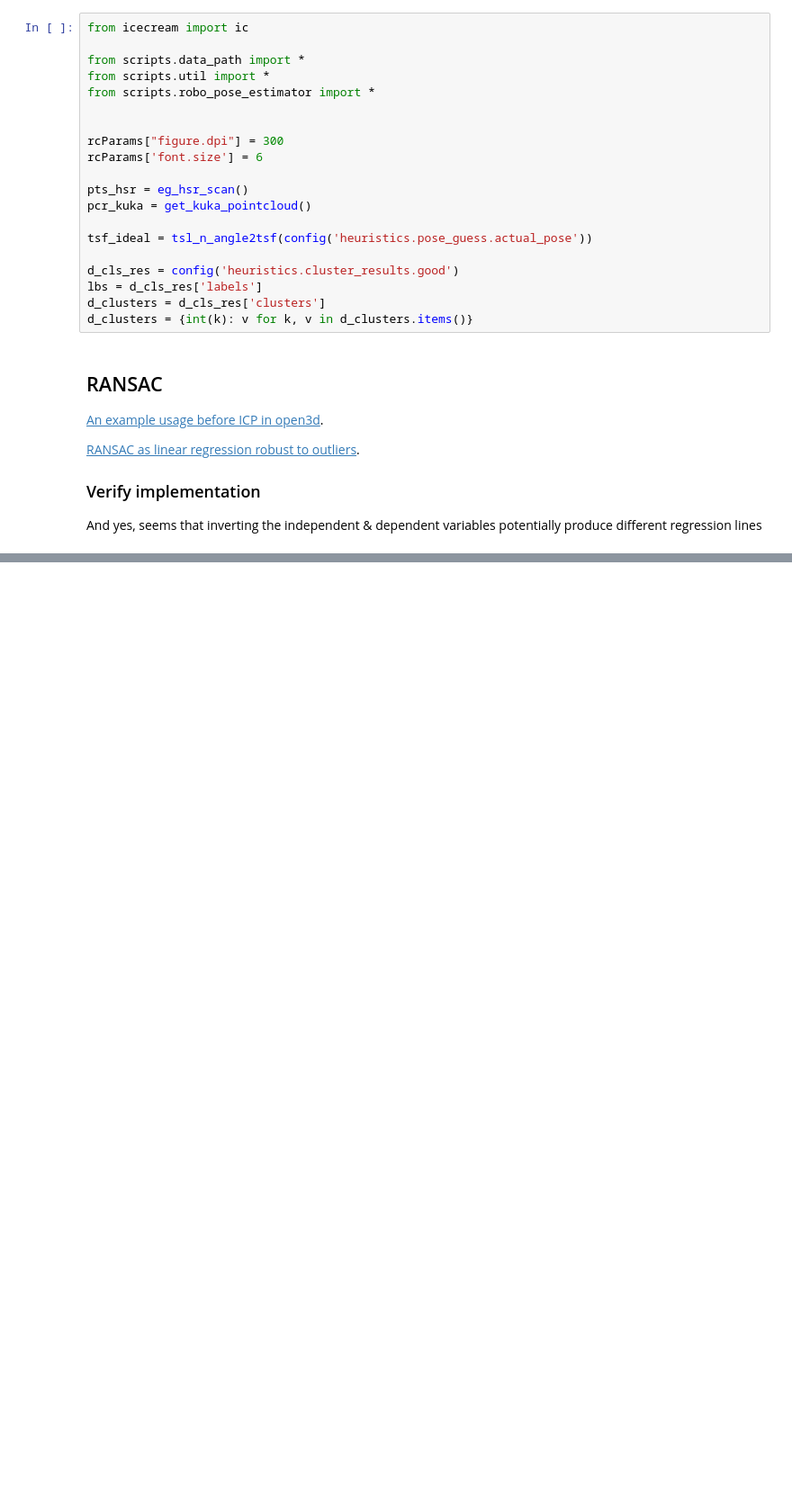
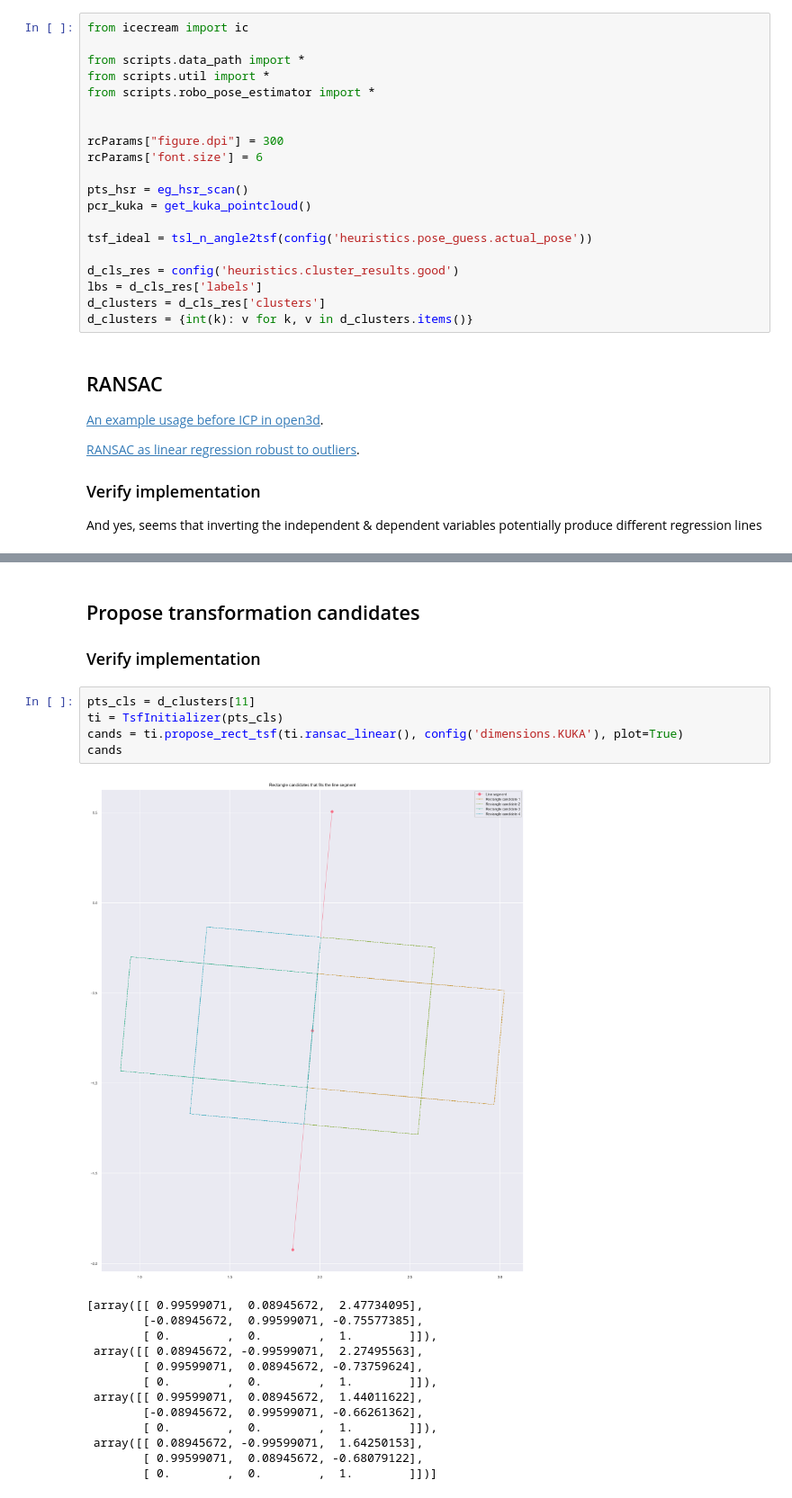
Before and after one commit to StefanHeng/Multi-robot-Pose-Estimation, a Jupyter notebook: notebooks/explore_transformation_init.ipynb, the cells around one changed output, grey strips where cells are left out. Shown at 90% size. Cells and saved outputs as stored; diff of their text form; blank space fills up the shorter version.

```diff
--- a/notebooks/explore_transformation_init.ipynb
+++ b/notebooks/explore_transformation_init.ipynb
@@ -59,0 +60,22 @@ ic| coef: 11.778494762107451
+# %% [markdown]
+## Propose transformation candidates
+### Verify implementation
+# %%
+pts_cls = d_clusters[11]
+ti = TsfInitializer(pts_cls)
+cands = ti.propose_rect_tsf(ti.ransac_linear(), config('dimensions.KUKA'), plot=True)
+cands
+# %% [output]
+[figure, added]
+[array([[ 0.99599071,  0.08945672,  2.47734095],
+        [-0.08945672,  0.99599071, -0.75577385],
+        [ 0.        ,  0.        ,  1.        ]]),
+ array([[ 0.08945672, -0.99599071,  2.27495563],
+        [ 0.99599071,  0.08945672, -0.73759624],
+        [ 0.        ,  0.        ,  1.        ]]),
+ array([[ 0.99599071,  0.08945672,  1.44011622],
+        [-0.08945672,  0.99599071, -0.66261362],
+        [ 0.        ,  0.        ,  1.        ]]),
+ array([[ 0.08945672, -0.99599071,  1.64250153],
+        [ 0.99599071,  0.08945672, -0.68079122],
+        [ 0.        ,  0.        ,  1.        ]])]
```
Also changed, not shown: parts of 3 cells of this notebook, 2 other files.
